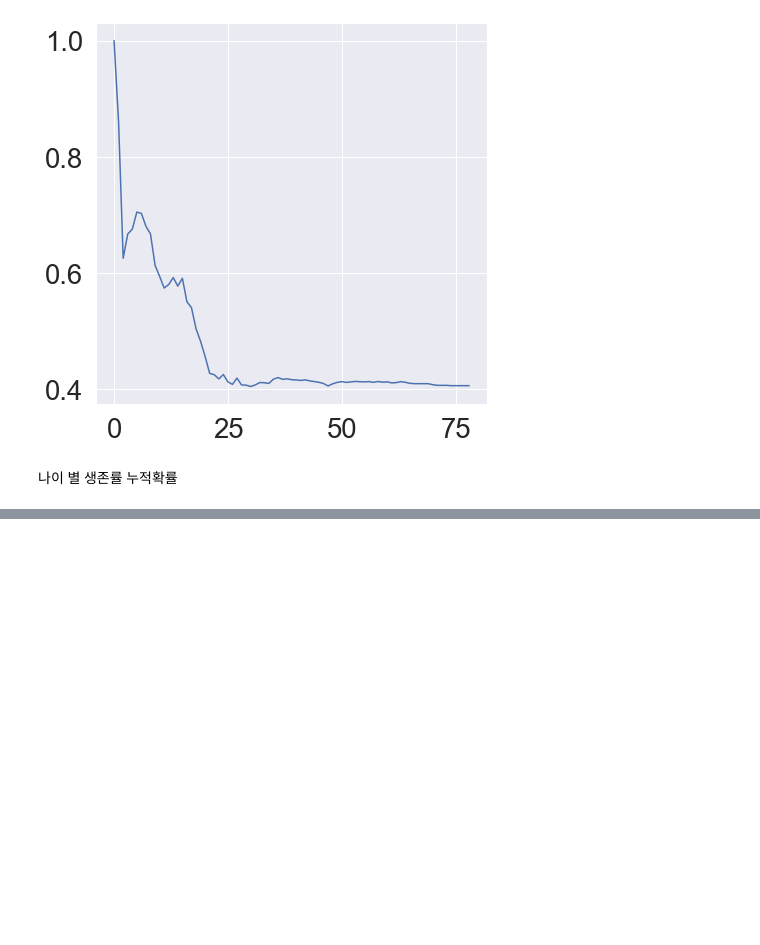
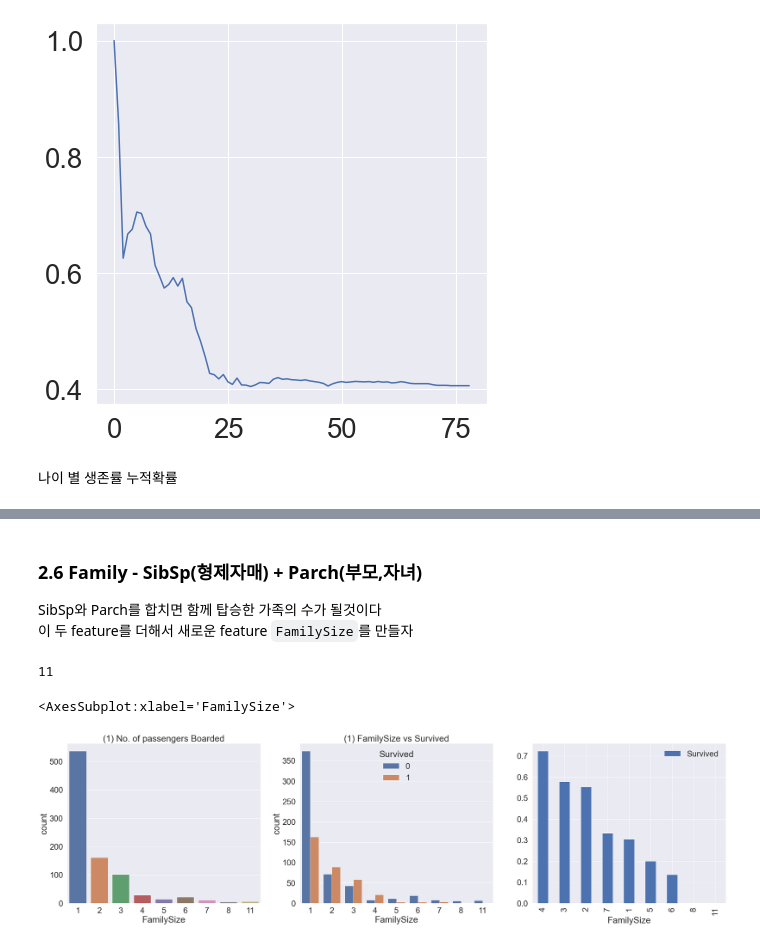
Before and after one commit to ming-90/Kaggle_Study, a Jupyter notebook: 1.titanic/titanic.ipynb, the cells around one changed output, grey strips where cells are left out. Cells and saved outputs as stored; diff of their text form; code cells hidden in the pictures; blank space fills up the shorter version.

```diff
--- a/1.titanic/titanic.ipynb
+++ b/1.titanic/titanic.ipynb
@@ -340,0 +373,22 @@ plt.plot(cummulate_survived_ratio)
+# %% [markdown]
+### 2.6 Family - SibSp(형제자매) + Parch(부모,자녀)
+ SibSp와 Parch를 합치면 함께 탑승한 가족의 수가 될것이다 \
+ 이 두 feature를 더해서 새로운 feature `FamilySize`를 만들자
+# %%
+df_train['FamilySize'] = df_train['SibSp'] + df_train['Parch'] + 1
+# %%
+df_train['FamilySize'].max()
+# %% [output]
+11
+# %%
+f, ax = plt.subplots(1, 3, figsize=(40,10))
+sns.countplot('FamilySize', data=df_train, ax=ax[0])
+ax[0].set_title('(1) No. of passengers Boarded')
+
+sns.countplot('FamilySize', hue='Survived', data=df_train, ax=ax[1])
+ax[1].set_title('(1) FamilySize vs Survived')
+
+df_train[['FamilySize','Survived']].groupby(['FamilySize'], as_index=True).mean().sort_values(by='Survived', ascending=False).plot.bar(ax=ax[2])
+# %% [output]
+<AxesSubplot:xlabel='FamilySize'>
+[figure, added]
```
Also changed, not shown: parts of 6 cells of this notebook.
